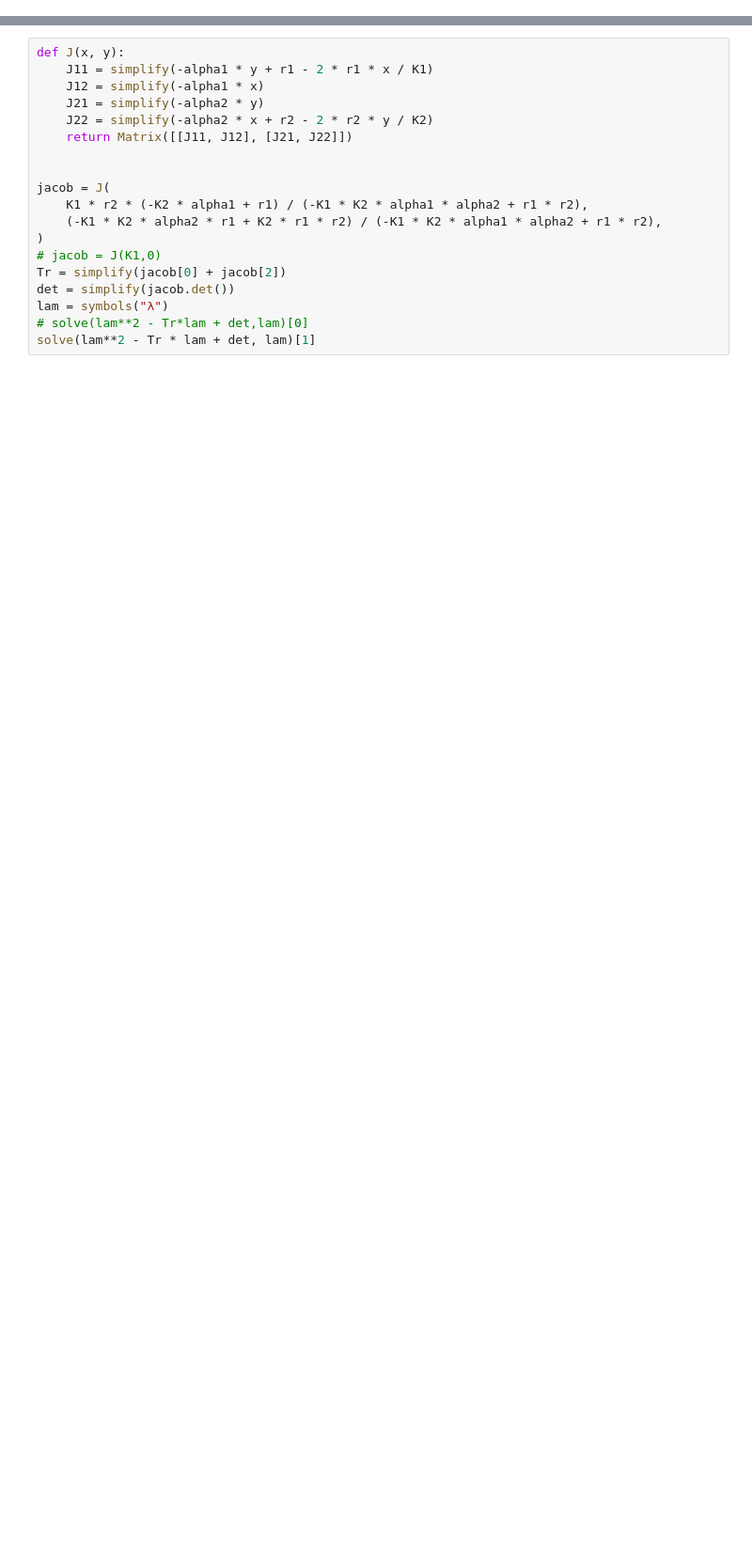
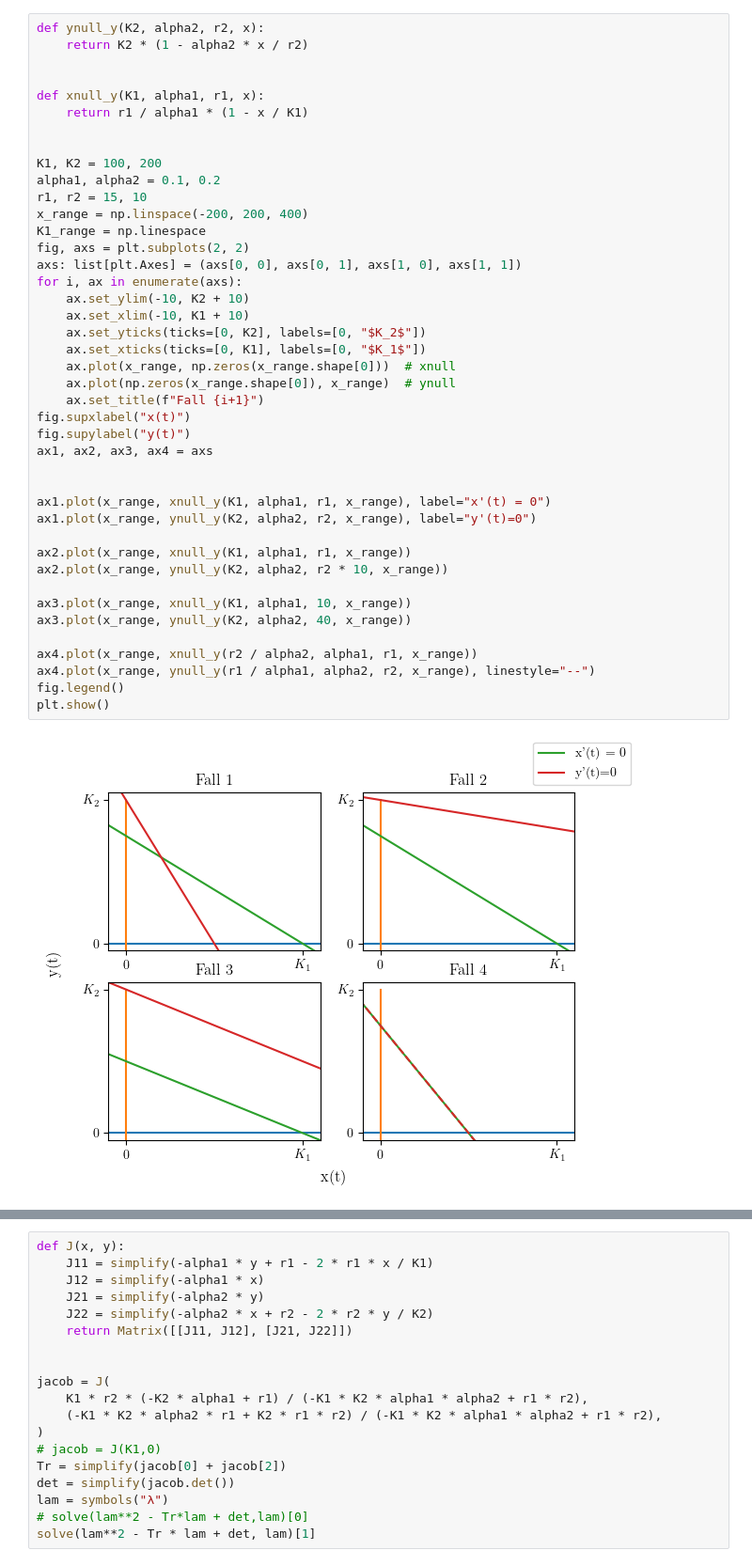
Before and after one commit to ufotermiten/MVE162, a Jupyter notebook: Assignment1.ipynb, the cells around one changed output, grey strips where cells are left out. Shown at 94% size. Saved outputs shown, nothing was run; the diff lists cells and outputs as text; blank space fills up the shorter version.

```diff
--- a/Assignment1.ipynb
+++ b/Assignment1.ipynb
@@ -5 +38,45 @@ import numpy as np
+# %%
+def ynull_y(K2, alpha2, r2, x):
+    return K2 * (1 - alpha2 * x / r2)
+
+
+def xnull_y(K1, alpha1, r1, x):
+    return r1 / alpha1 * (1 - x / K1)
+
+
+K1, K2 = 100, 200
+alpha1, alpha2 = 0.1, 0.2
+r1, r2 = 15, 10
+x_range = np.linspace(-200, 200, 400)
+K1_range = np.linespace
+fig, axs = plt.subplots(2, 2)
+axs: list[plt.Axes] = (axs[0, 0], axs[0, 1], axs[1, 0], axs[1, 1])
+for i, ax in enumerate(axs):
+    ax.set_ylim(-10, K2 + 10)
+    ax.set_xlim(-10, K1 + 10)
+    ax.set_yticks(ticks=[0, K2], labels=[0, "$K_2$"])
+    ax.set_xticks(ticks=[0, K1], labels=[0, "$K_1$"])
+    ax.plot(x_range, np.zeros(x_range.shape[0]))  # xnull
+    ax.plot(np.zeros(x_range.shape[0]), x_range)  # ynull
+    ax.set_title(f"Fall {i+1}")
+fig.supxlabel("x(t)")
+fig.supylabel("y(t)")
+ax1, ax2, ax3, ax4 = axs
+
+
+ax1.plot(x_range, xnull_y(K1, alpha1, r1, x_range), label="x'(t) = 0")
+ax1.plot(x_range, ynull_y(K2, alpha2, r2, x_range), label="y'(t)=0")
+
+ax2.plot(x_range, xnull_y(K1, alpha1, r1, x_range))
+ax2.plot(x_range, ynull_y(K2, alpha2, r2 * 10, x_range))
+
+ax3.plot(x_range, xnull_y(K1, alpha1, 10, x_range))
+ax3.plot(x_range, ynull_y(K2, alpha2, 40, x_range))
+
+ax4.plot(x_range, xnull_y(r2 / alpha2, alpha1, r1, x_range))
+ax4.plot(x_range, ynull_y(r1 / alpha1, alpha2, r2, x_range), linestyle="--")
+fig.legend()
+plt.show()
+# %% [output]
+[figure, added]
 # %%
```
Also changed, not shown: parts of 6 cells of this notebook, 1 other file.
